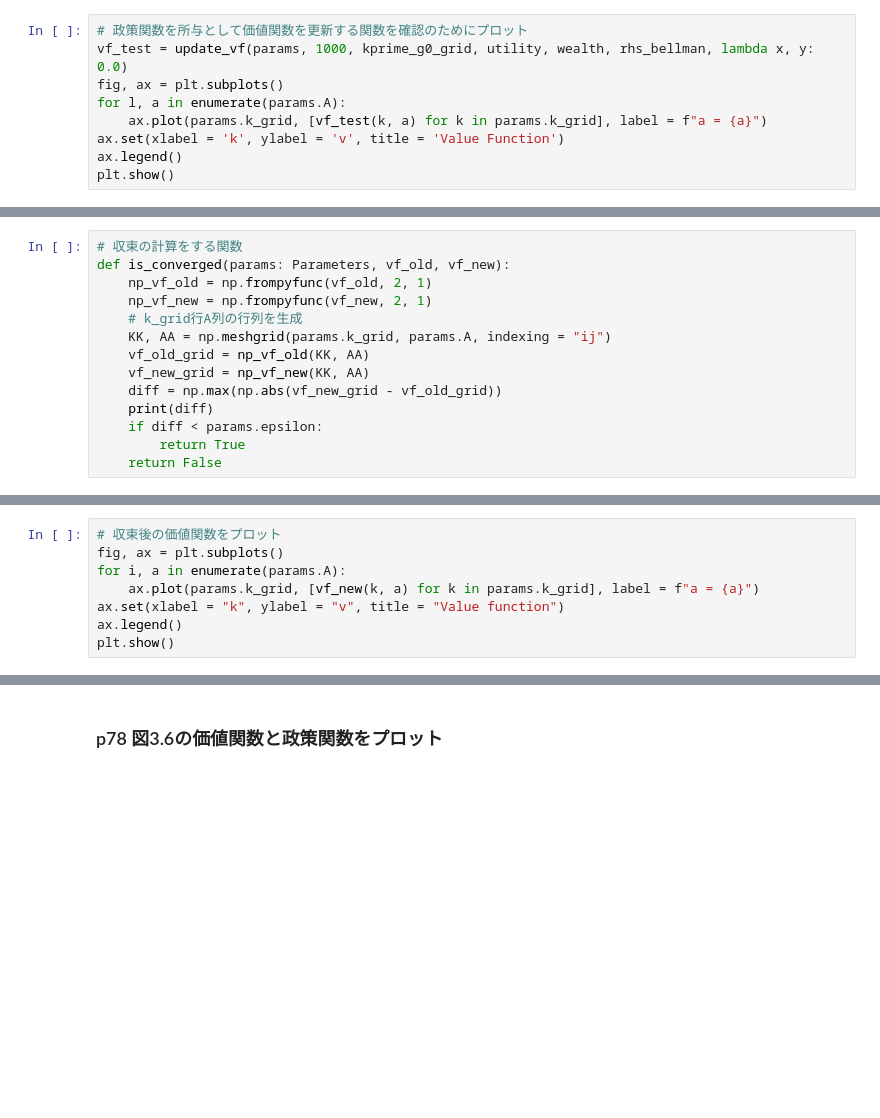
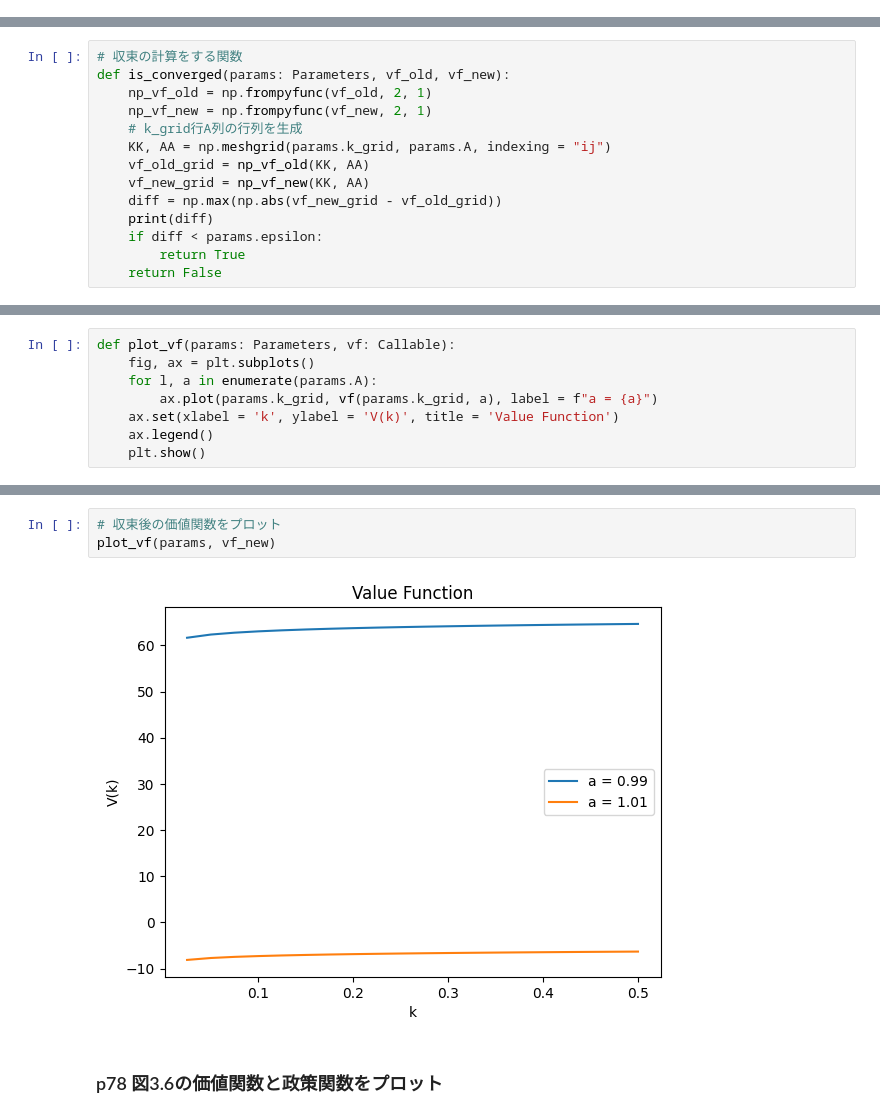
Before and after one commit to tomoyahiroe/quant-macro-workshop, a Jupyter notebook: src/ch3/PFI_stochastic.ipynb, the cells around one changed output, grey strips where cells are left out. Saved outputs shown, nothing was run; the diff lists cells and outputs as text; blank space fills up the shorter version.

```diff
--- a/src/ch3/PFI_stochastic.ipynb
+++ b/src/ch3/PFI_stochastic.ipynb
@@ -129,10 +98 @@ def update_vf(params: Parameters, loops: int, pf_grid: np.ndarray, utility: Call
     return vf_new
-# %%
-# 政策関数を所与として価値関数を更新する関数を確認のためにプロット
-vf_test = update_vf(params, 1000, kprime_g0_grid, utility, wealth, rhs_bellman, lambda x, y: 0.0)
-fig, ax = plt.subplots()
-for l, a in enumerate(params.A):
-    ax.plot(params.k_grid, [vf_test(k, a) for k in params.k_grid], label = f"a = {a}")
-ax.set(xlabel = 'k', ylabel = 'v', title = 'Value Function')
-ax.legend()
-plt.show()
@@ -260,8 +204,8 @@ plt.show()
 # %%
-# 収束後の価値関数をプロット
-fig, ax = plt.subplots()
-for i, a in enumerate(params.A):
-    ax.plot(params.k_grid, [vf_new(k, a) for k in params.k_grid], label = f"a = {a}")
-ax.set(xlabel = "k", ylabel = "v", title = "Value function")
-ax.legend()
-plt.show()
+def plot_vf(params: Parameters, vf: Callable):
+    fig, ax = plt.subplots()
+    for l, a in enumerate(params.A):
+        ax.plot(params.k_grid, vf(params.k_grid, a), label = f"a = {a}")
+    ax.set(xlabel = 'k', ylabel = 'V(k)', title = 'Value Function')
+    ax.legend()
+    plt.show()
@@ -270,3 +217,8 @@ plt.show()
+# %%
+# 収束後の価値関数をプロット
+plot_vf(params, vf_new)
+# %% [output]
+[figure, added]
 # %% [markdown]
 ### p78 図3.6の価値関数と政策関数をプロット
 # %%
```
Also changed, not shown: parts of 16 cells of this notebook, 2 other files.
